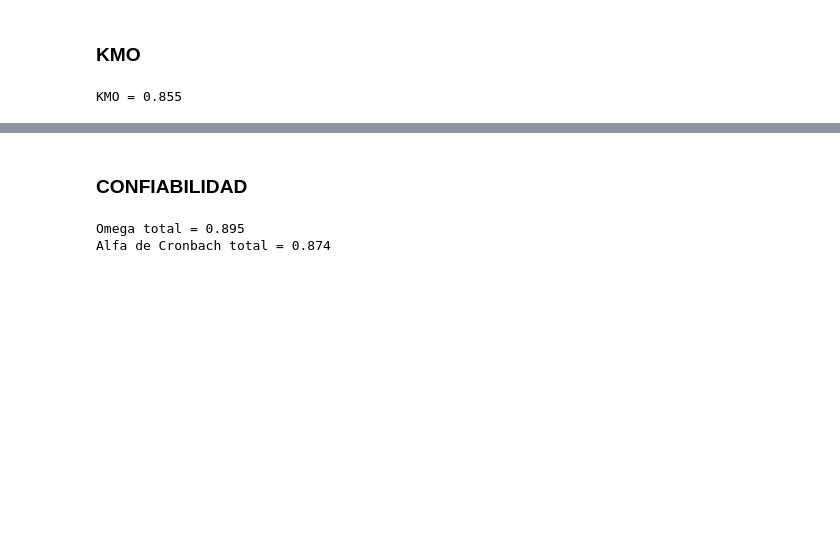
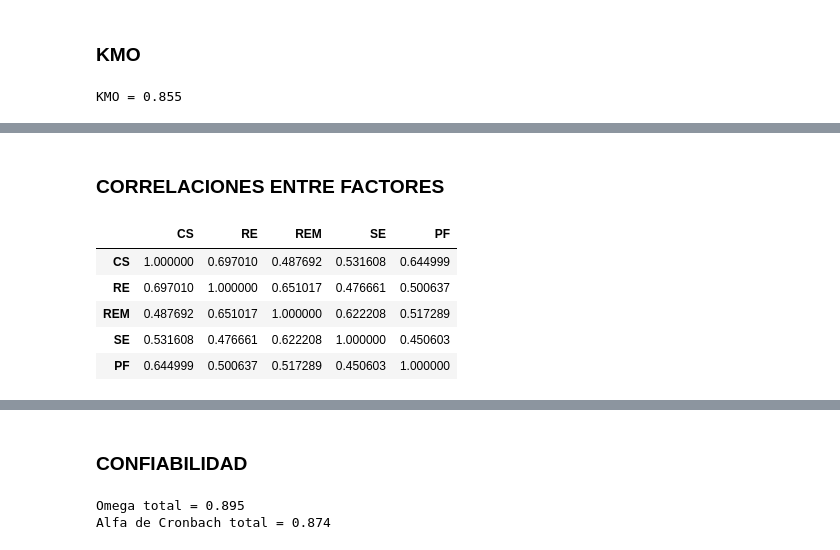
Before and after one commit to jisaaco/everchanging, a Jupyter notebook: factor_analysis_karina.ipynb, the cells around one changed output, grey strips where cells are left out. Drawn from its saved outputs; the diff is of its cells as text; code cells hidden in the pictures; blank space fills up the shorter version.

```diff
--- a/factor_analysis_karina.ipynb
+++ b/factor_analysis_karina.ipynb
@@ -101,0 +108,15 @@ loadings
+# %% [markdown]
+### CORRELACIONES ENTRE FACTORES
+# %%
+corr = cfa.factor_varcovs_
+corr = pd.DataFrame(data = corr,
+                    columns = factores,
+                    index = factores)
+corr
+# %% [output]
+|  | CS | RE | REM | SE | PF |
+| CS | 1.000000 | 0.697010 | 0.487692 | 0.531608 | 0.644999 |
+| RE | 0.697010 | 1.000000 | 0.651017 | 0.476661 | 0.500637 |
+| REM | 0.487692 | 0.651017 | 1.000000 | 0.622208 | 0.517289 |
+| SE | 0.531608 | 0.476661 | 0.622208 | 1.000000 | 0.450603 |
+| PF | 0.644999 | 0.500637 | 0.517289 | 0.450603 | 1.000000 |
```
Also changed, not shown: parts of 9 cells of this notebook.
